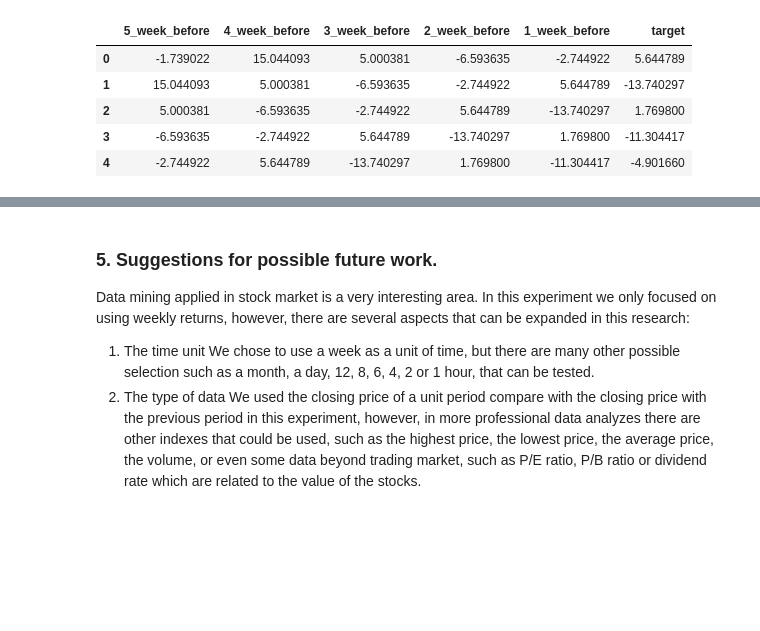
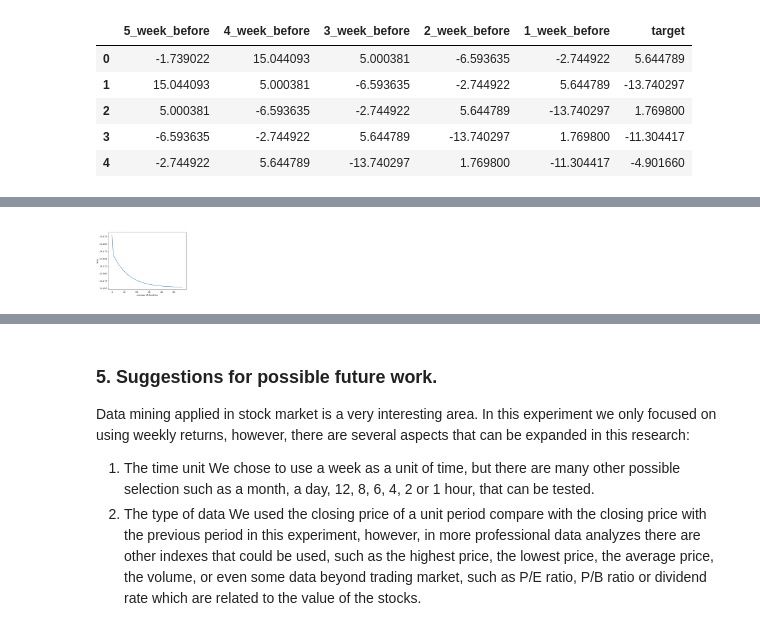
Before and after one commit to SanyueHan/COMP3027J-Data-Mining-Machine-Learning, a Jupyter notebook: Assignments/Assignment_2/Assignment_2_total.ipynb, the cells around one changed output, grey strips where cells are left out. Drawn from its saved outputs; the diff is of its cells as text; code cells hidden in the pictures; blank space fills up the shorter version.

Commit message:
one degree model

```diff
--- a/Assignments/Assignment_2/Assignment_2_total.ipynb
+++ b/Assignments/Assignment_2/Assignment_2_total.ipynb
@@ -82,0 +105,5 @@ df.head()
+# %%
+from IPython.display import Image
+Image(filename = 'images/1-degree.png', width=100, height=60)
+# %% [output]
+[figure, added]
```
Also changed, not shown: parts of 12 cells of this notebook, 6 other files.
